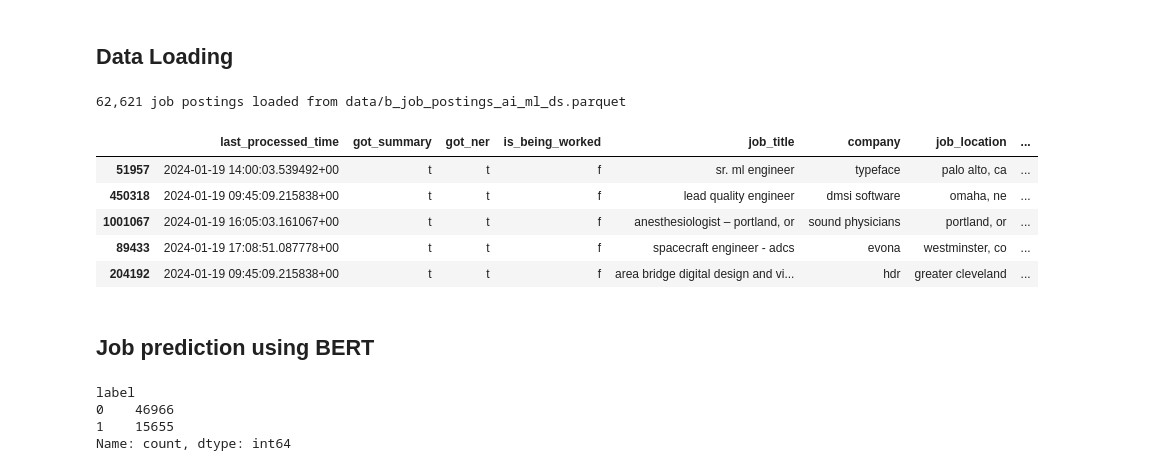
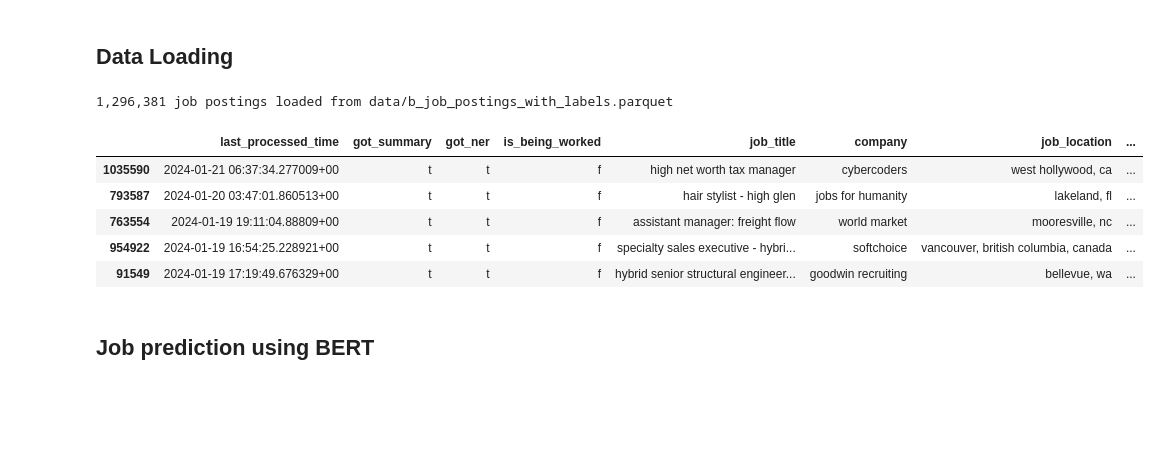
Before and after one commit to denpalrius/ai-ml-job-trends, a Jupyter notebook: d_job_prediction_bert.ipynb, the cells around one changed output. Drawn from its saved outputs; the diff is of its cells as text; code cells hidden in the pictures; blank space fills up the shorter version.

```diff
--- a/d_job_prediction_bert.ipynb
+++ b/d_job_prediction_bert.ipynb
@@ -27,33 +31,18 @@ from datasets import Dataset
 # %% [markdown]
 ## Data Loading
 # %%
-filename = "data/b_job_postings_ai_ml_ds.parquet"
-ai_ml_jobs = pd.read_parquet(filename)
+filename = "data/b_job_postings_with_labels.parquet"
+job_postings = pd.read_parquet(filename)
 # %%
-print(f"{len(ai_ml_jobs):,} job postings loaded from {filename}")
-ai_ml_jobs.sample(5)
+print(f"{len(job_postings):,} job postings loaded from {filename}")
+job_postings.sample(5)
 # %% [output]
-62,621 job postings loaded from data/b_job_postings_ai_ml_ds.parquet
+1,296,381 job postings loaded from data/b_job_postings_with_labels.parquet
 |  | last_processed_time | got_summary | got_ner | is_being_worked | job_title | company | job_location | ... |
-| 51957 | 2024-01-19 14:00:03.539492+00 | t | t | f | sr. ml engineer | typeface | palo alto, ca | ... |
-| 450318 | 2024-01-19 09:45:09.215838+00 | t | t | f | lead quality engineer | dmsi software | omaha, ne | ... |
-| 1001067 | 2024-01-19 16:05:03.161067+00 | t | t | f | anesthesiologist – portland, or | sound physicians | portland, or | ... |
-| 89433 | 2024-01-19 17:08:51.087778+00 | t | t | f | spacecraft engineer - adcs | evona | westminster, co | ... |
-| 204192 | 2024-01-19 09:45:09.215838+00 | t | t | f | area bridge digital design and vi... | hdr | greater cleveland | ... |
+| 1035590 | 2024-01-21 06:37:34.277009+00 | t | t | f | high net worth tax manager | cybercoders | west hollywood, ca | ... |
+| 793587 | 2024-01-20 03:47:01.860513+00 | t | t | f | hair stylist - high glen | jobs for humanity | lakeland, fl | ... |
+| 763554 | 2024-01-19 19:11:04.88809+00 | t | t | f | assistant manager: freight flow | world market | mooresville, nc | ... |
+| 954922 | 2024-01-19 16:54:25.228921+00 | t | t | f | specialty sales executive - hybri... | softchoice | vancouver, british columbia, canada | ... |
+| 91549 | 2024-01-19 17:19:49.676329+00 | t | t | f | hybrid senior structural engineer... | goodwin recruiting | bellevue, wa | ... |
 # %% [markdown]
 ## Job prediction using BERT
-# %%
-ai_ml_jobs['job_description'] = ai_ml_jobs['job_skills'].apply(lambda x: ', '.join(x))
-
-# Assign labels based on keyword likelihood
-ai_ml_jobs['label'] = (ai_ml_jobs['keyword_likelihood'] > 2).astype(int)
-
-ai_ml_jobs.sample(5)
-
-# Display count of labels
-print(ai_ml_jobs['label'].value_counts())
-# %% [output]
-label
-0    46966
-1    15655
-Name: count, dtype: int64
```
Also changed, not shown: parts of 19 cells of this notebook, 5 other files.
